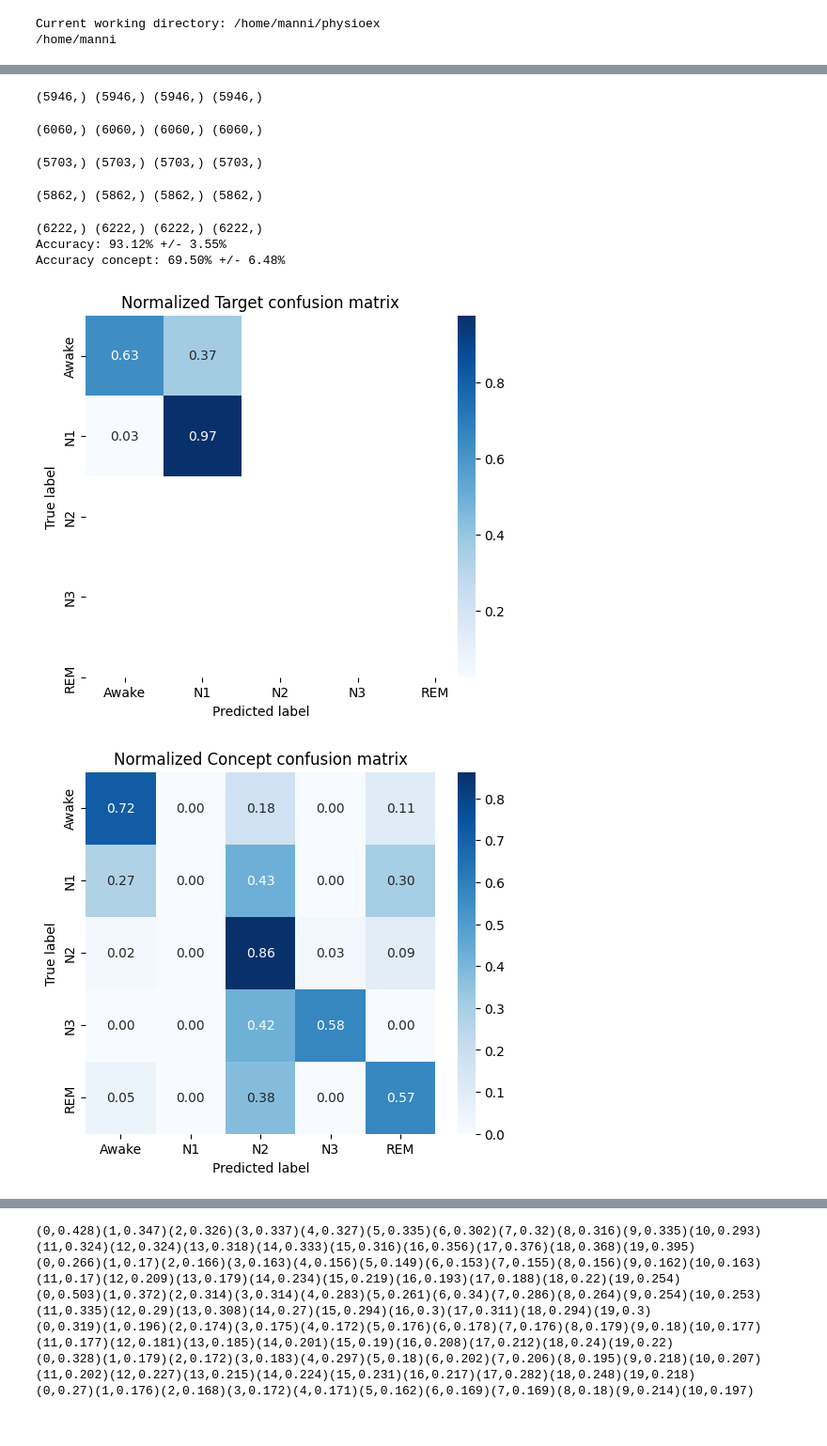
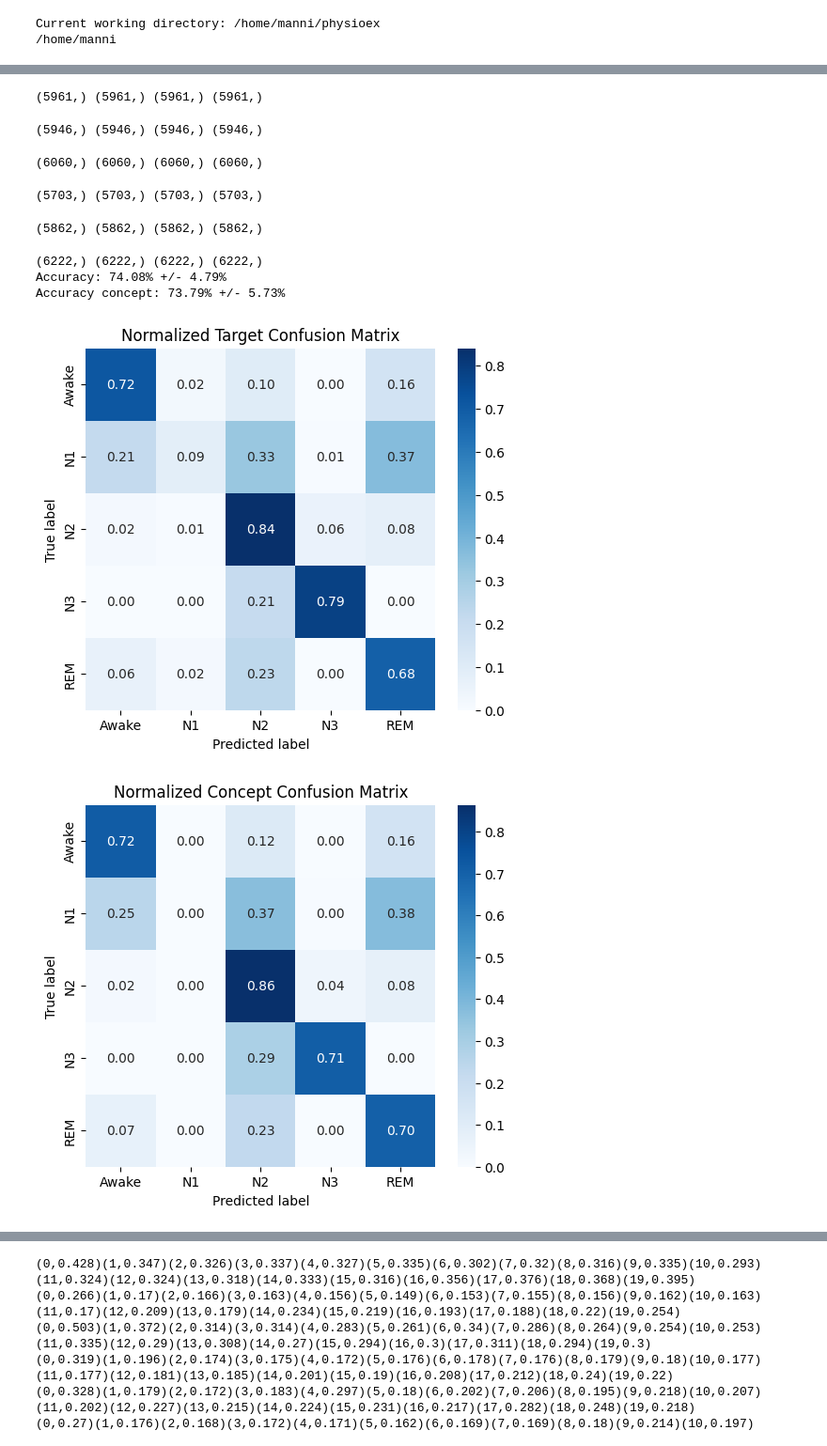
Before and after one commit to MatteoManni99/physioex, a Jupyter notebook: examples/cem_experiments.ipynb, the cells around one changed output, grey strips where cells are left out. Shown at 94% size. Drawn from its saved outputs; the diff is of its cells as text; code cells hidden in the pictures.

```diff
--- a/examples/cem_experiments.ipynb
+++ b/examples/cem_experiments.ipynb
@@ -48,7 +50,7 @@ for model in models:
         ckp_path = (
             f"models/cel/{model}/seqlen={seqlen}/{dataset['name']}/{dataset['version']}"
         )
-    ckp_path = "models/binary_end_c8"
+    ckp_path = "models/end_c8"
 
     loader = PhysioLoader(
         model_name=model,
@@ -148,15 +150,18 @@ for model in models:
     cm_mean = cm.mean(axis=0)
     cm_mean = cm_mean.astype("float") / cm_mean.sum(axis=1)[:, np.newaxis]
     plt.figure(figsize=(6, 5))
+    #plt.figure(figsize=(3.5, 3))
     sns.heatmap(
         cm_mean,
         annot=True,
         fmt=".2f",
         cmap="Blues",
+        #xticklabels = ["Awake", "Sleep"],
+        #yticklabels =  ["Awake", "Sleep"],
         xticklabels=sleep_stages,
         yticklabels=sleep_stages,
     )
-    plt.title("Normalized Target confusion matrix")
+    plt.title("Normalized Target Confusion Matrix")
     plt.ylabel("True label")
     plt.xlabel("Predicted label")
     plt.show()
@@ -172,7 +177,7 @@ for model in models:
         xticklabels=sleep_stages,
         yticklabels=sleep_stages,
     )
-    plt.title("Normalized Concept confusion matrix")
+    plt.title("Normalized Concept Confusion Matrix")
     plt.ylabel("True label")
     plt.xlabel("Predicted label")
     plt.show()
@@ -185,9 +191,10 @@ for model in models:
-(5946,) (5946,) (5946,) (5946,)
+(5961,) (5961,) (5961,) (5961,)
-(6060,) (6060,) (6060,) (6060,)
+(5946,) (5946,) (5946,) (5946,)
-(5703,) (5703,) (5703,) (5703,)
+(6060,) (6060,) (6060,) (6060,)
-(5862,) (5862,) (5862,) (5862,)
+(5703,) (5703,) (5703,) (5703,)
-(6222,) (6222,) (6222,) (6222,)
-Accuracy: 93.12% +/- 3.55%
-Accuracy concept: 69.50% +/- 6.48%
+(5862,) (5862,) (5862,) (5862,)
+(6222,) (6222,) (6222,) (6222,)
+Accuracy: 74.08% +/- 4.79%
+Accuracy concept: 73.79% +/- 5.73%
-[figure, old version]
+[figure, new version]
-[figure, old version]
+[figure, new version]
```
Also changed, not shown: parts of 4 cells of this notebook, 4 other files.
